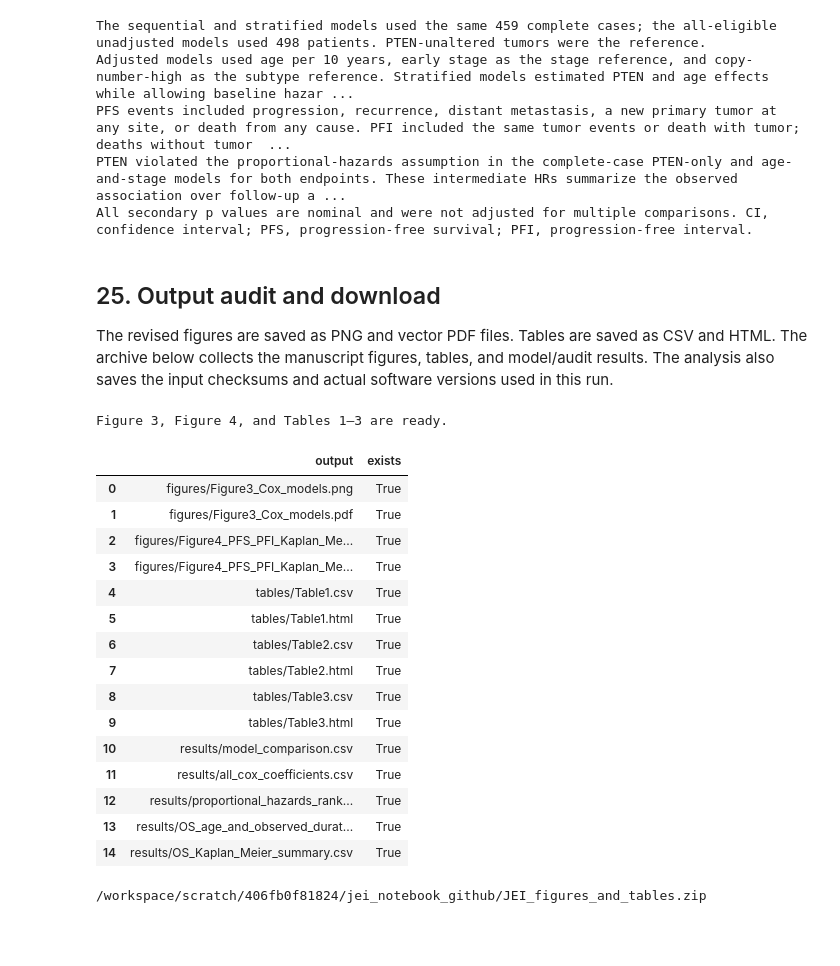
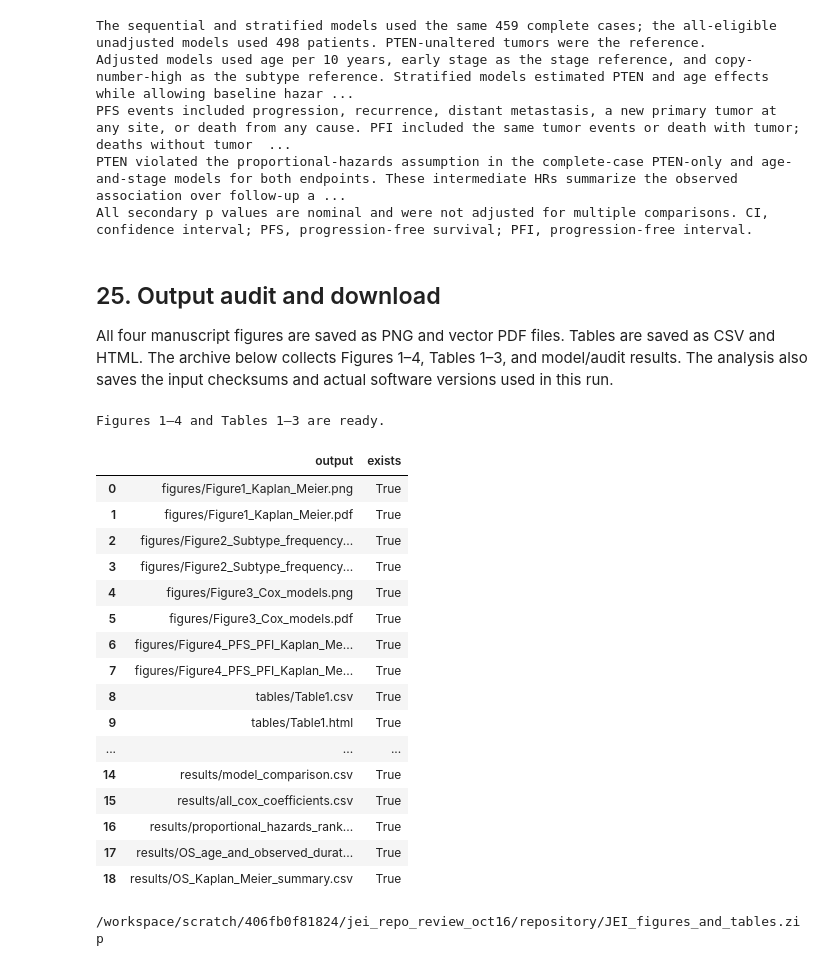
Before and after one commit to amoguskid/PTEN-UCEC-survival-analysis, a Jupyter notebook: PTEN_UCEC_OCSEF_master_notebook.ipynb, the cells around one changed output. Drawn from its saved outputs; the diff is of its cells as text; code cells hidden in the pictures; blank space fills up the shorter version.

```diff
--- a/PTEN_UCEC_OCSEF_master_notebook.ipynb
+++ b/PTEN_UCEC_OCSEF_master_notebook.ipynb
@@ -2116,55 +2132,58 @@ All secondary p values are nominal and were not adjusted for multiple comparison
 # %% [markdown]
 ## 25. Output audit and download
 
-The revised figures are saved as PNG and vector PDF files. Tables are saved as
-CSV and HTML. The archive below collects the manuscript figures, tables, and
-model/audit results. The analysis also saves the input checksums and actual
+All four manuscript figures are saved as PNG and vector PDF files. Tables are
+saved as CSV and HTML. The archive below collects Figures 1–4, Tables 1–3,
+and model/audit results. The analysis also saves the input checksums and actual
 software versions used in this run.
 # %%
 import zipfile
 
 expected_revision_outputs = [
+    "figures/Figure1_Kaplan_Meier.png", "figures/Figure1_Kaplan_Meier.pdf",
+    "figures/Figure2_Subtype_frequency.png", "figures/Figure2_Subtype_frequency.pdf",
     "figures/Figure3_Cox_models.png", "figures/Figure3_Cox_models.pdf",
     "figures/Figure4_PFS_PFI_Kaplan_Meier.png", "figures/Figure4_PFS_PFI_Kaplan_Meier.pdf",
     "tables/Table1.csv", "tables/Table1.html", "tables/Table2.csv", "tables/Table2.html",
     "tables/Table3.csv", "tables/Table3.html", "results/model_comparison.csv",
     "results/all_cox_coefficients.csv", "results/proportional_hazards_rank_tests.csv",
     "results/OS_age_and_observed_duration_summary.csv", "results/OS_Kaplan_Meier_summary.csv",
 ]
 revision_output_audit = pd.DataFrame({
     "output": expected_revision_outputs,
     "exists": [(REVISION_OUTPUTS / name).is_file() for name in expected_revision_outputs],
 })
 assert revision_output_audit["exists"].all(), "A required revision output is missing."
 display(revision_output_audit)
 archive_path = PROJECT_ROOT / "JEI_figures_and_tables.zip"
 with zipfile.ZipFile(archive_path, "w", compression=zipfile.ZIP_DEFLATED) as archive:
     for folder in ("figures", "tables", "results"):
         for path in sorted((REVISION_OUTPUTS / folder).glob("*")):
             if path.is_file():
                 archive.write(path, path.relative_to(REVISION_OUTPUTS))
-print("Figure 3, Figure 4, and Tables 1–3 are ready.")
+print("Figures 1–4 and Tables 1–3 are ready.")
 if IN_COLAB:
     from google.colab import files
     files.download(str(archive_path))
 else:
     display(FileLink(archive_path.name))
 # %% [output]
-Figure 3, Figure 4, and Tables 1–3 are ready.
+Figures 1–4 and Tables 1–3 are ready.
 |  | output | exists |
-| 0 | figures/Figure3_Cox_models.png | True |
-| 1 | figures/Figure3_Cox_models.pdf | True |
-| 2 | figures/Figure4_PFS_PFI_Kaplan_Me... | True |
-| 3 | figures/Figure4_PFS_PFI_Kaplan_Me... | True |
-| 4 | tables/Table1.csv | True |
-| 5 | tables/Table1.html | True |
-| 6 | tables/Table2.csv | True |
-| 7 | tables/Table2.html | True |
-| 8 | tables/Table3.csv | True |
-| 9 | tables/Table3.html | True |
-| 10 | results/model_comparison.csv | True |
-| 11 | results/all_cox_coefficients.csv | True |
-| 12 | results/proportional_hazards_rank... | True |
-| 13 | results/OS_age_and_observed_durat... | True |
-| 14 | results/OS_Kaplan_Meier_summary.csv | True |
+| 0 | figures/Figure1_Kaplan_Meier.png | True |
+| 1 | figures/Figure1_Kaplan_Meier.pdf | True |
+| 2 | figures/Figure2_Subtype_frequency... | True |
+| 3 | figures/Figure2_Subtype_frequency... | True |
+| 4 | figures/Figure3_Cox_models.png | True |
+| 5 | figures/Figure3_Cox_models.pdf | True |
+| 6 | figures/Figure4_PFS_PFI_Kaplan_Me... | True |
+| 7 | figures/Figure4_PFS_PFI_Kaplan_Me... | True |
+| 8 | tables/Table1.csv | True |
+| 9 | tables/Table1.html | True |
+| ... | ... | ... |
+| 14 | results/model_comparison.csv | True |
+| 15 | results/all_cox_coefficients.csv | True |
+| 16 | results/proportional_hazards_rank... | True |
+| 17 | results/OS_age_and_observed_durat... | True |
+| 18 | results/OS_Kaplan_Meier_summary.csv | True |
-/workspace/scratch/406fb0f81824/jei_notebook_github/JEI_figures_and_tables.zip
+/workspace/scratch/406fb0f81824/jei_repo_review_oct16/repository/JEI_figures_and_tables.zip
```
Also changed, not shown: parts of 8 cells of this notebook, 14 other files.
